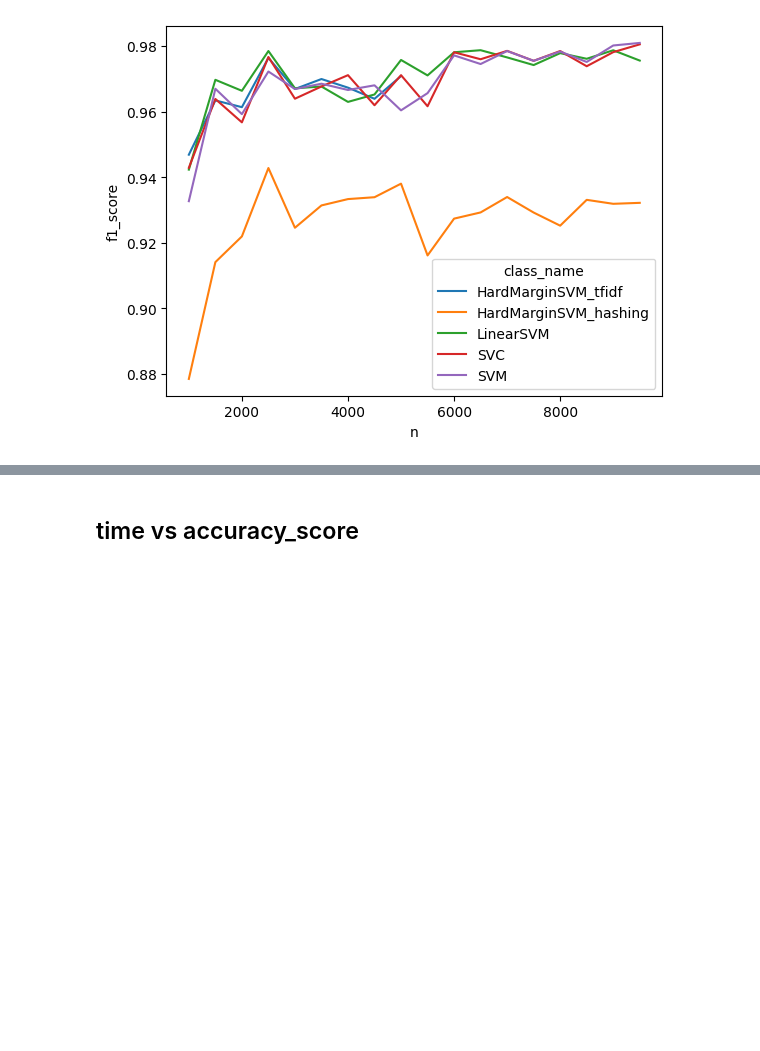
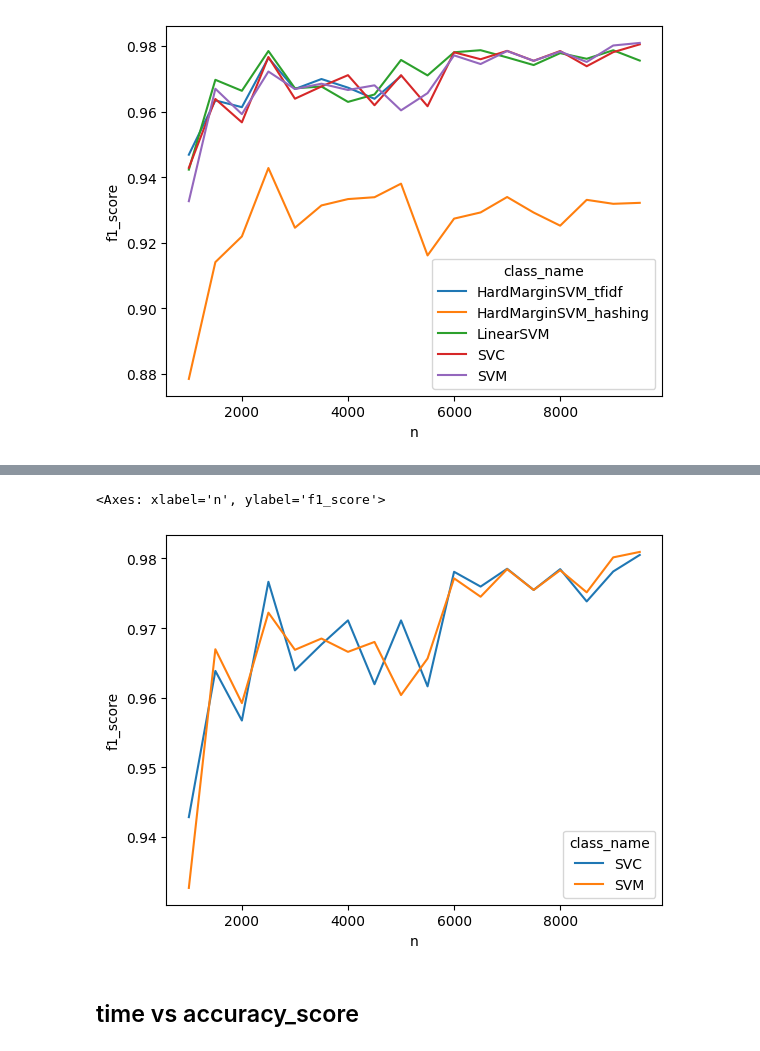
Before and after one commit to PTIT-Projects/ttcs-svm-spam-email, a Jupyter notebook: thong-ke-thoi-gian/visualize-time/visualize_data.ipynb, the cells around one changed output, grey strips where cells are left out. Saved outputs shown, nothing was run; the diff lists cells and outputs as text; code cells hidden in the pictures; blank space fills up the shorter version.

```diff
--- a/thong-ke-thoi-gian/visualize-time/visualize_data.ipynb
+++ b/thong-ke-thoi-gian/visualize-time/visualize_data.ipynb
@@ -137,3 +147,8 @@ sns.lineplot( x = "n", y = "f1_score",hue = 'class_name',data = df);
+# %%
+sns.lineplot( x = "n", y = "f1_score",hue = 'class_name',data = df[((df['class_name'] == 'SVC')  | (df['class_name'] == 'SVM'))])
+# %% [output]
+<Axes: xlabel='n', ylabel='f1_score'>
+[figure, added]
 # %% [markdown]
 ## time vs accuracy_score
 # %%
```
Also changed, not shown: parts of 2 cells of this notebook, 1 other file.
